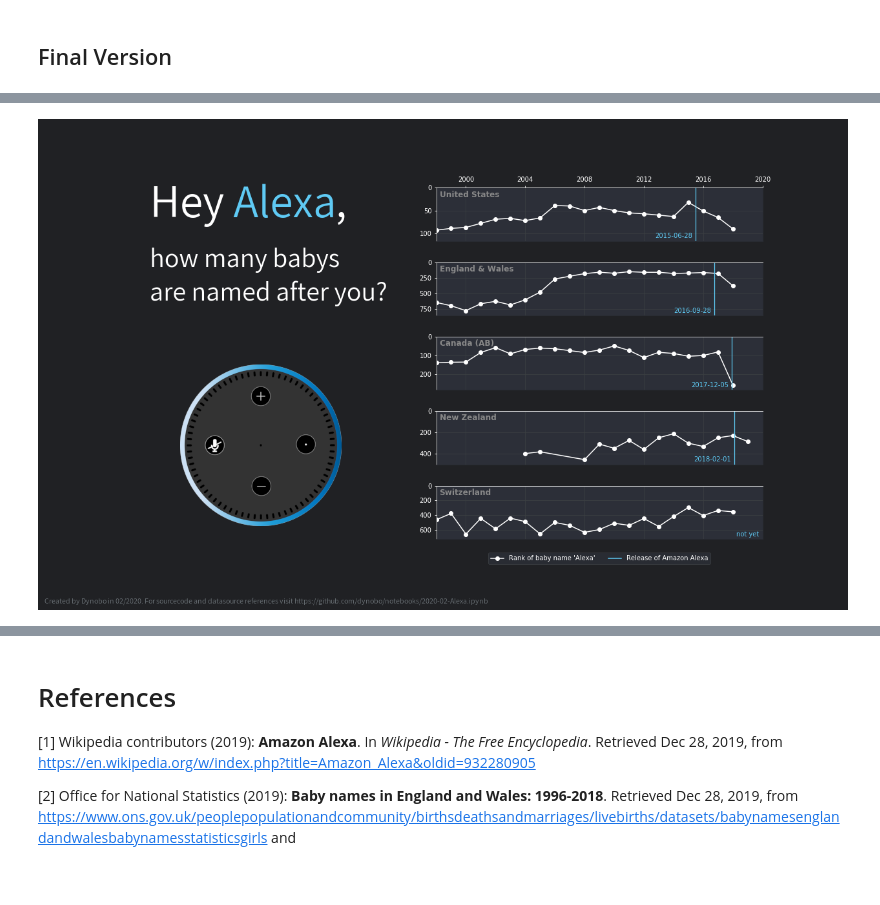
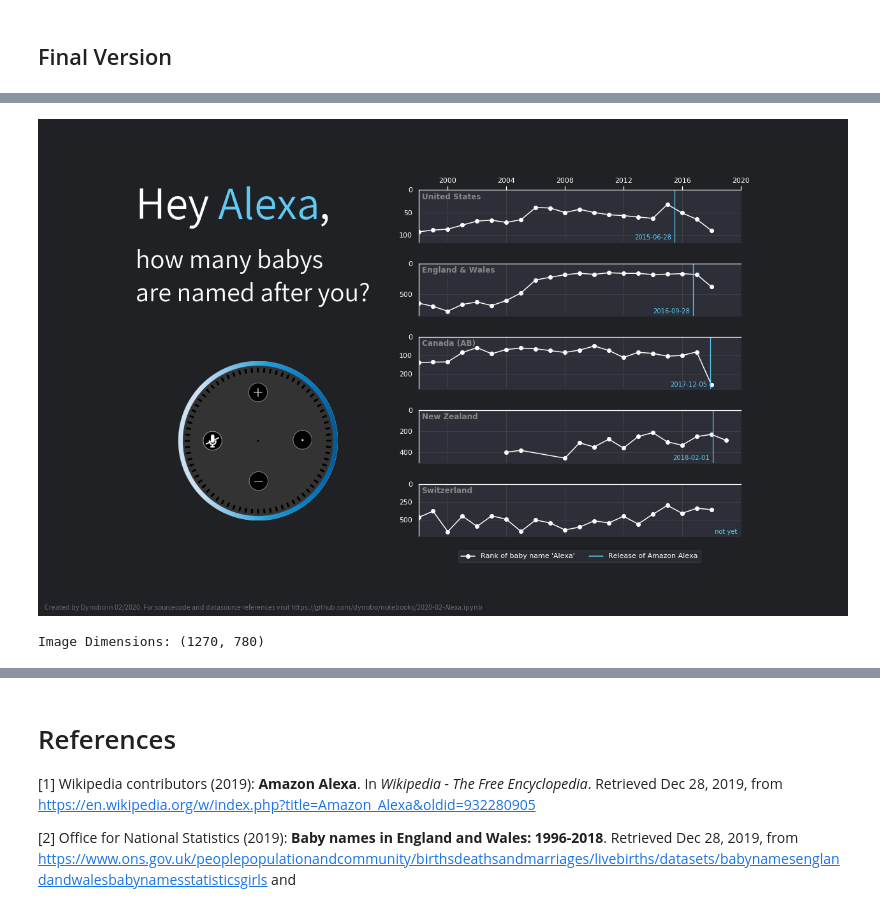
Before and after one commit to dynobo/notebooks, a Jupyter notebook: notebooks/2020-01-Alexa.ipynb, the cells around one changed output, grey strips where cells are left out. Saved outputs shown, nothing was run; the diff lists cells and outputs as text; code cells hidden in the pictures; blank space fills up the shorter version.

```diff
--- a/notebooks/2020-01-Alexa.ipynb
+++ b/notebooks/2020-01-Alexa.ipynb
@@ -771,35 +769,41 @@ def add_margin(pil_img, top, right, bottom, left, color):
     result = Image.new(pil_img.mode, (new_width, new_height), color)
     result.paste(pil_img, (left, top))
     return result
+# %%
+def get_img_from_mpl_fig(fig):
+    buf = io.BytesIO()
+    fig.savefig(buf, format="png", facecolor=CANVAS_COLOR)
+    buf.seek(0)
+    im = Image.open(buf).copy()
+    buf.close()
+    return im
 # %%
 # Add padding
-buf = io.BytesIO()
-fig.savefig(buf, format="png", facecolor=CANVAS_COLOR)
-buf.seek(0)
-im = Image.open(buf)
-im = add_margin(im, 20, 10, 20, 20, CANVAS_COLOR)
+im = get_img_from_mpl_fig(fig)
+im = add_margin(im, 25, 46, 35, 0, CANVAS_COLOR)
 
 # Add text
 draw = ImageDraw.Draw(im)
 font = ImageFont.truetype(str(font_file.resolve()), size=12)
 draw.text(
     (10, im.size[1] - 22),
     "Created by Dynobo in 02/2020. For sourcecode and datasource references visit https://github.com/dynobo/notebooks/2020-02-Alexa.ipynb",
     fill="#6C7378",
     font=font,
 )
 
 # Add device image
 img_echo_png = Image.open("./assets/alexa/echo_200.png")
 img_echo = Image.new("RGBA", img_echo_png.size, CANVAS_COLOR)
 img_echo.paste(img_echo_png, (0, 0), img_echo_png)
 im.paste(img_echo, (220, 380))
 
 # Show
 display(im)
-buf.close()
+print(f"Image Dimensions: {im.size}")
 # %% [output]
-[figure, old version]
+[figure, new version]
+Image Dimensions: (1270, 780)
 # %% [markdown]
 <a name="references"></a>
 # %% [markdown]
```
Also changed, not shown: parts of 7 cells of this notebook.
